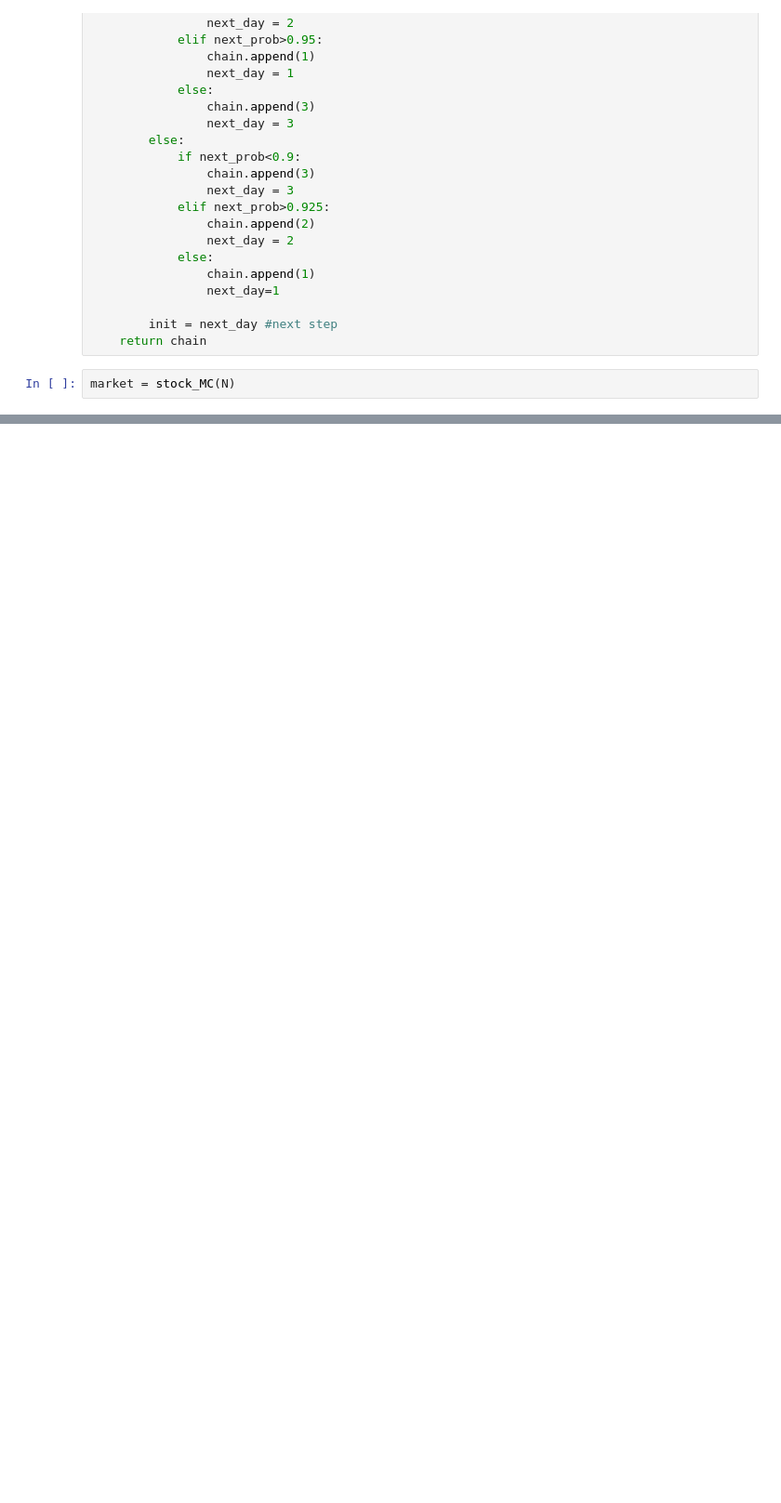
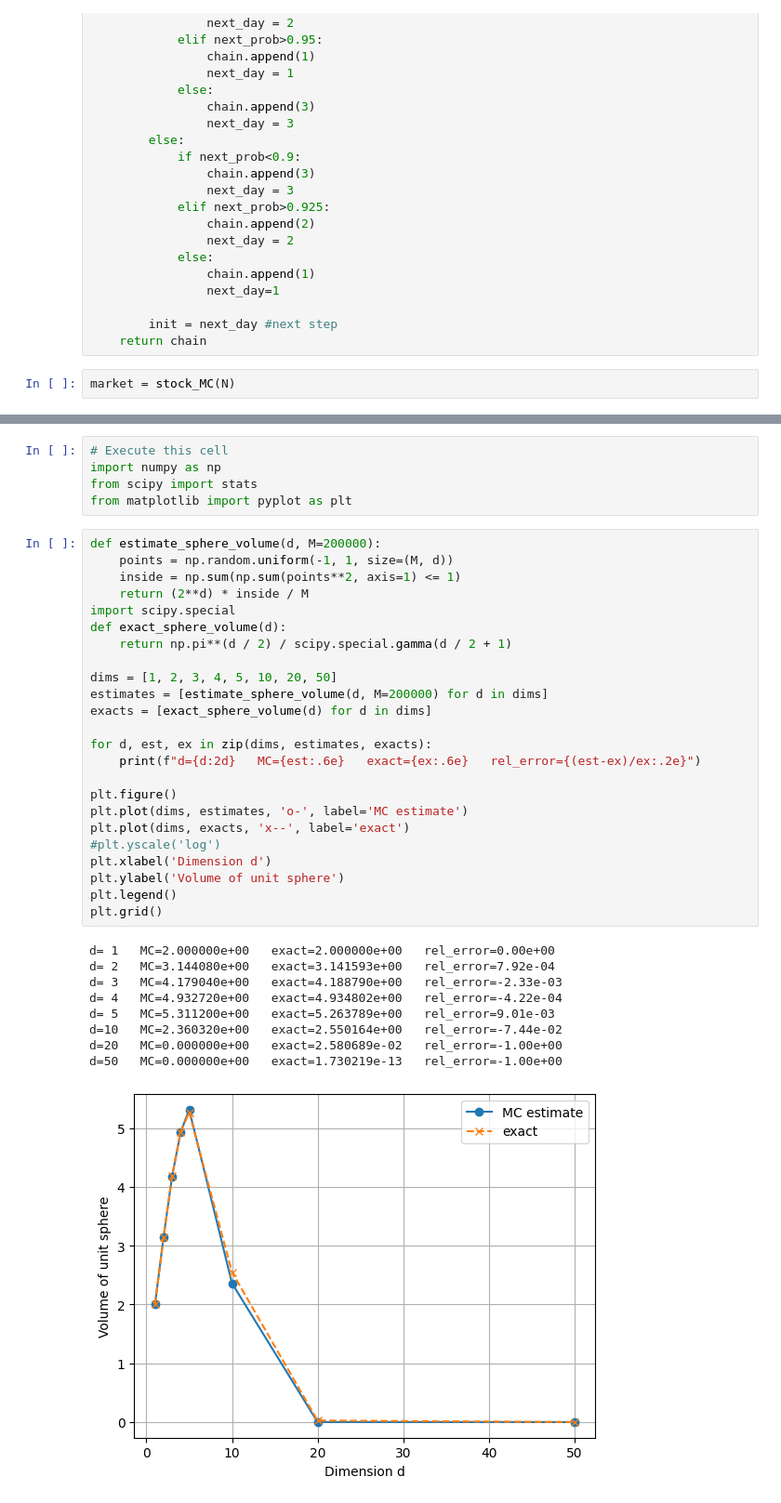
Before and after one commit to anna-tresoldi/astrostatistics_bicocca_2026, a Jupyter notebook: working/L10_PlanningTelescope.ipynb, the cells around one changed output, grey strips where cells are left out. Shown at 93% size. Cells and saved outputs as stored; diff of their text form; blank space fills up the shorter version.

```diff
--- a/working/L10_PlanningTelescope.ipynb
+++ b/working/L10_PlanningTelescope.ipynb
@@ -249,0 +253,39 @@ plt.show()
+# %%
+# Execute this cell
+import numpy as np
+from scipy import stats
+from matplotlib import pyplot as plt
+# %%
+def estimate_sphere_volume(d, M=200000):
+    points = np.random.uniform(-1, 1, size=(M, d))
+    inside = np.sum(np.sum(points**2, axis=1) <= 1)
+    return (2**d) * inside / M
+import scipy.special
+def exact_sphere_volume(d):
+    return np.pi**(d / 2) / scipy.special.gamma(d / 2 + 1)
+
+dims = [1, 2, 3, 4, 5, 10, 20, 50]
+estimates = [estimate_sphere_volume(d, M=200000) for d in dims]
+exacts = [exact_sphere_volume(d) for d in dims]
+
+for d, est, ex in zip(dims, estimates, exacts):
+    print(f"d={d:2d}   MC={est:.6e}   exact={ex:.6e}   rel_error={(est-ex)/ex:.2e}")
+
+plt.figure()
+plt.plot(dims, estimates, 'o-', label='MC estimate')
+plt.plot(dims, exacts, 'x--', label='exact')
+#plt.yscale('log')
+plt.xlabel('Dimension d')
+plt.ylabel('Volume of unit sphere')
+plt.legend()
+plt.grid()
+# %% [output]
+d= 1   MC=2.000000e+00   exact=2.000000e+00   rel_error=0.00e+00
+d= 2   MC=3.144080e+00   exact=3.141593e+00   rel_error=7.92e-04
+d= 3   MC=4.179040e+00   exact=4.188790e+00   rel_error=-2.33e-03
+d= 4   MC=4.932720e+00   exact=4.934802e+00   rel_error=-4.22e-04
+d= 5   MC=5.311200e+00   exact=5.263789e+00   rel_error=9.01e-03
+d=10   MC=2.360320e+00   exact=2.550164e+00   rel_error=-7.44e-02
+d=20   MC=0.000000e+00   exact=2.580689e-02   rel_error=-1.00e+00
+d=50   MC=0.000000e+00   exact=1.730219e-13   rel_error=-1.00e+00
+[figure, added]
```
Also changed, not shown: parts of 16 cells of this notebook, 1 other file.
